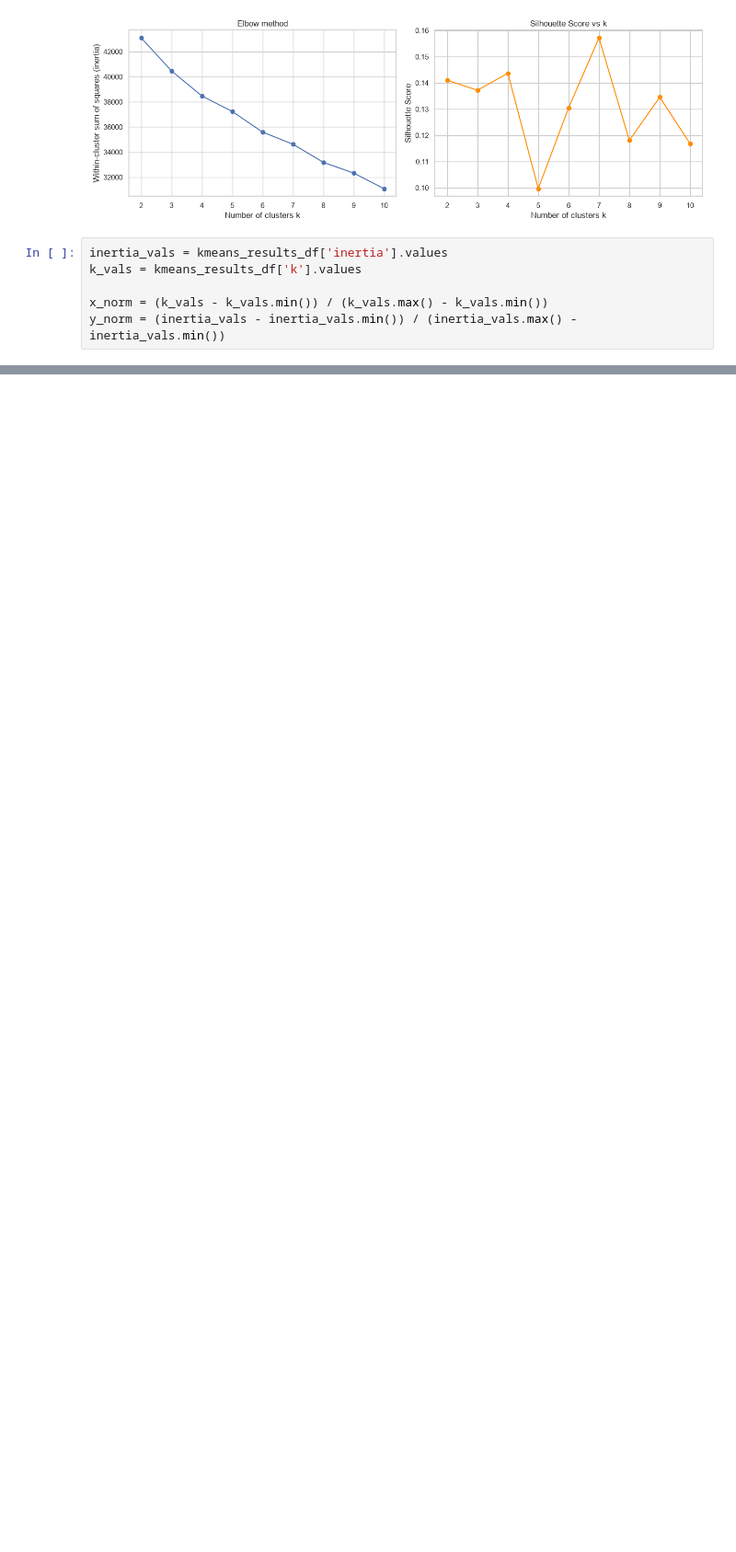
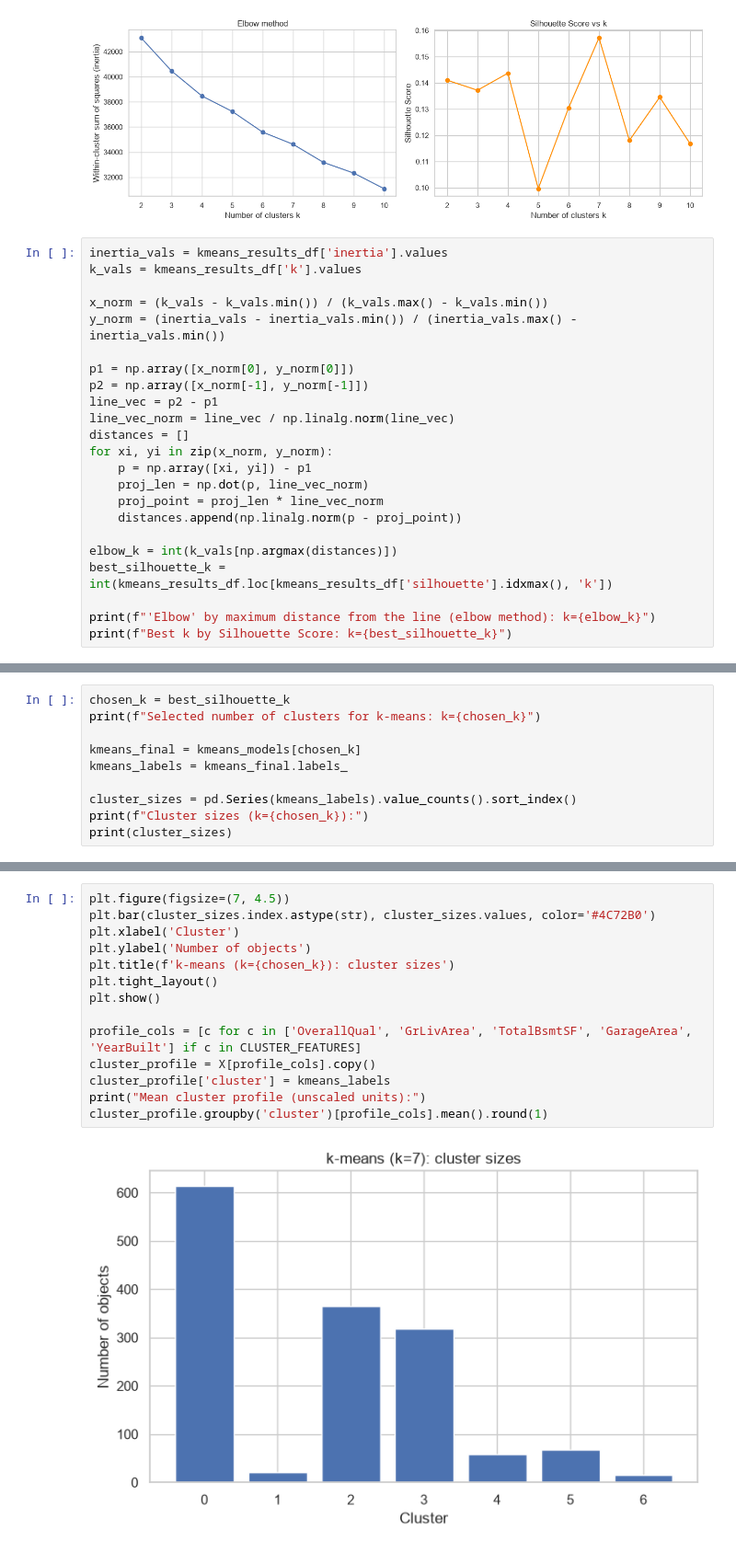
Before and after one commit to anuri-el/Machine-Learning-Technologies, a Jupyter notebook: l5_clustering.ipynb, the cells around one changed output, grey strips where cells are left out. Shown at 92% size. Saved outputs shown, nothing was run; the diff lists cells and outputs as text; blank space fills up the shorter version.

```diff
--- a/l5_clustering.ipynb
+++ b/l5_clustering.ipynb
@@ -236,3 +240,20 @@ k_vals = kmeans_results_df['k'].values
 
 x_norm = (k_vals - k_vals.min()) / (k_vals.max() - k_vals.min())
 y_norm = (inertia_vals - inertia_vals.min()) / (inertia_vals.max() - inertia_vals.min())
+
+p1 = np.array([x_norm[0], y_norm[0]])
+p2 = np.array([x_norm[-1], y_norm[-1]])
+line_vec = p2 - p1
+line_vec_norm = line_vec / np.linalg.norm(line_vec)
+distances = []
+for xi, yi in zip(x_norm, y_norm):
+    p = np.array([xi, yi]) - p1
+    proj_len = np.dot(p, line_vec_norm)
+    proj_point = proj_len * line_vec_norm
+    distances.append(np.linalg.norm(p - proj_point))
+
+elbow_k = int(k_vals[np.argmax(distances)])
+best_silhouette_k = int(kmeans_results_df.loc[kmeans_results_df['silhouette'].idxmax(), 'k'])
+
+print(f"'Elbow' by maximum distance from the line (elbow method): k={elbow_k}")
+print(f"Best k by Silhouette Score: k={best_silhouette_k}")
@@ -238,0 +263,10 @@ y_norm = (inertia_vals - inertia_vals.min()) / (inertia_vals.max() - inertia_val
+# %%
+chosen_k = best_silhouette_k
+print(f"Selected number of clusters for k-means: k={chosen_k}")
+
+kmeans_final = kmeans_models[chosen_k]
+kmeans_labels = kmeans_final.labels_
+
+cluster_sizes = pd.Series(kmeans_labels).value_counts().sort_index()
+print(f"Cluster sizes (k={chosen_k}):")
+print(cluster_sizes)
@@ -238,0 +300,16 @@ y_norm = (inertia_vals - inertia_vals.min()) / (inertia_vals.max() - inertia_val
+# %%
+plt.figure(figsize=(7, 4.5))
+plt.bar(cluster_sizes.index.astype(str), cluster_sizes.values, color='#4C72B0')
+plt.xlabel('Cluster')
+plt.ylabel('Number of objects')
+plt.title(f'k-means (k={chosen_k}): cluster sizes')
+plt.tight_layout()
+plt.show()
+
+profile_cols = [c for c in ['OverallQual', 'GrLivArea', 'TotalBsmtSF', 'GarageArea', 'YearBuilt'] if c in CLUSTER_FEATURES]
+cluster_profile = X[profile_cols].copy()
+cluster_profile['cluster'] = kmeans_labels
+print("Mean cluster profile (unscaled units):")
+cluster_profile.groupby('cluster')[profile_cols].mean().round(1)
+# %% [output]
+[figure, added]
```
Also changed, not shown: parts of 31 cells of this notebook.
